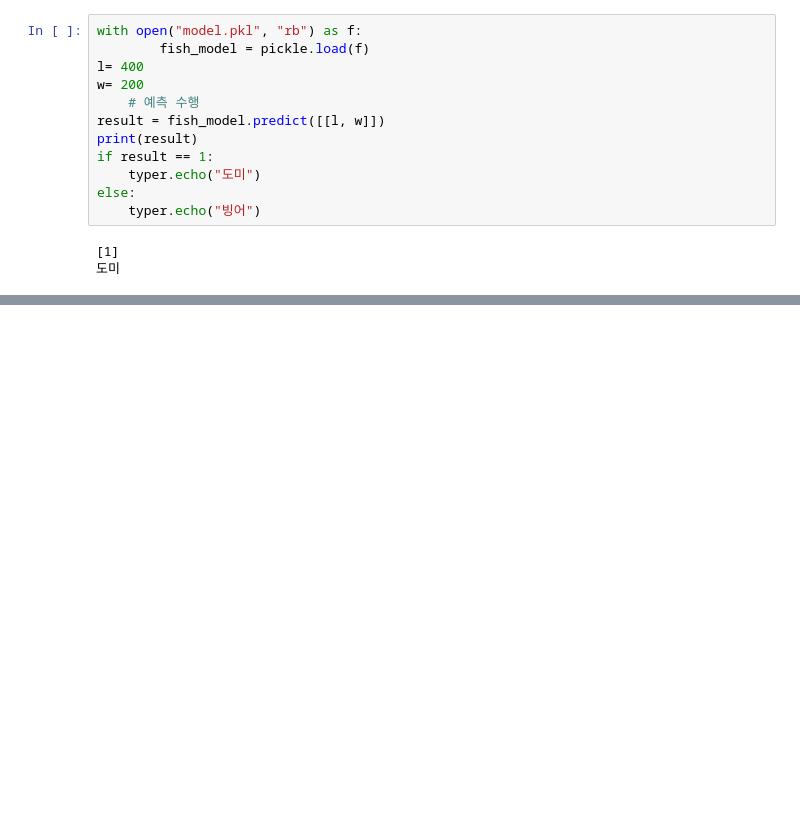
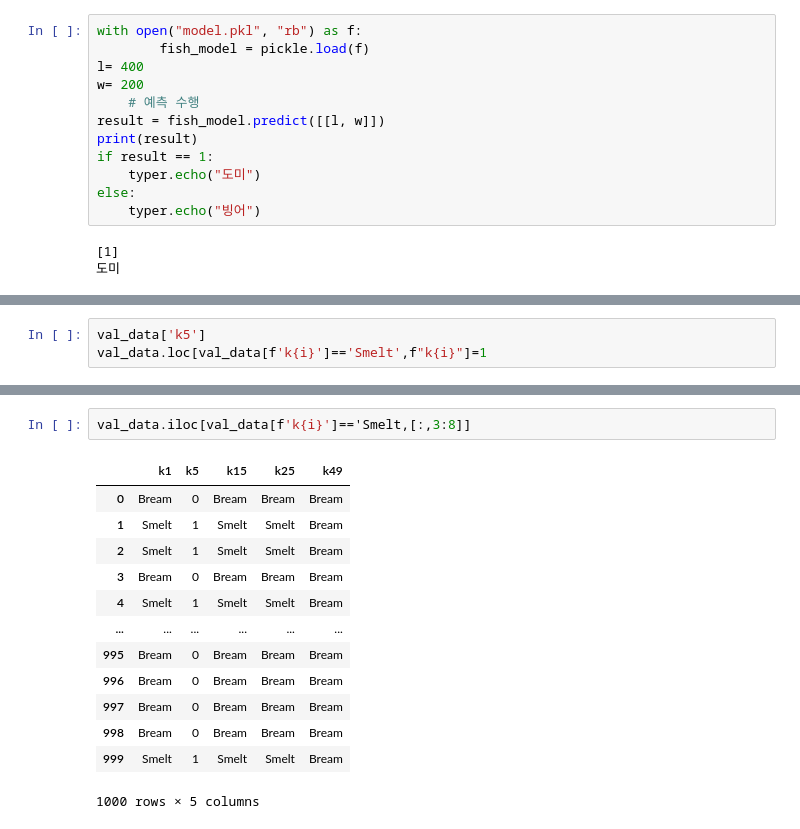
Before and after one commit to GITSangWoo/fishmlserv, a Jupyter notebook: note/untitle.ipynb, the cells around one changed output, grey strips where cells are left out. Cells and saved outputs as stored; diff of their text form; blank space fills up the shorter version.

```diff
--- a/note/untitle.ipynb
+++ b/note/untitle.ipynb
@@ -550,0 +609,3 @@ Note: you may need to restart the kernel to use updated packages.
+# %%
+val_data['k5']
+val_data.loc[val_data[f'k{i}']=='Smelt',f"k{i}"]=1
@@ -550,0 +625,16 @@ Note: you may need to restart the kernel to use updated packages.
+# %%
+val_data.iloc[val_data[f'k{i}']=='Smelt,[:,3:8]]
+# %% [output]
+|  | k1 | k5 | k15 | k25 | k49 |
+| 0 | Bream | 0 | Bream | Bream | Bream |
+| 1 | Smelt | 1 | Smelt | Smelt | Bream |
+| 2 | Smelt | 1 | Smelt | Smelt | Bream |
+| 3 | Bream | 0 | Bream | Bream | Bream |
+| 4 | Smelt | 1 | Smelt | Smelt | Bream |
+| ... | ... | ... | ... | ... | ... |
+| 995 | Bream | 0 | Bream | Bream | Bream |
+| 996 | Bream | 0 | Bream | Bream | Bream |
+| 997 | Bream | 0 | Bream | Bream | Bream |
+| 998 | Bream | 0 | Bream | Bream | Bream |
+| 999 | Smelt | 1 | Smelt | Smelt | Bream |
+1000 rows × 5 columns
```
Also changed, not shown: parts of 22 cells of this notebook.
